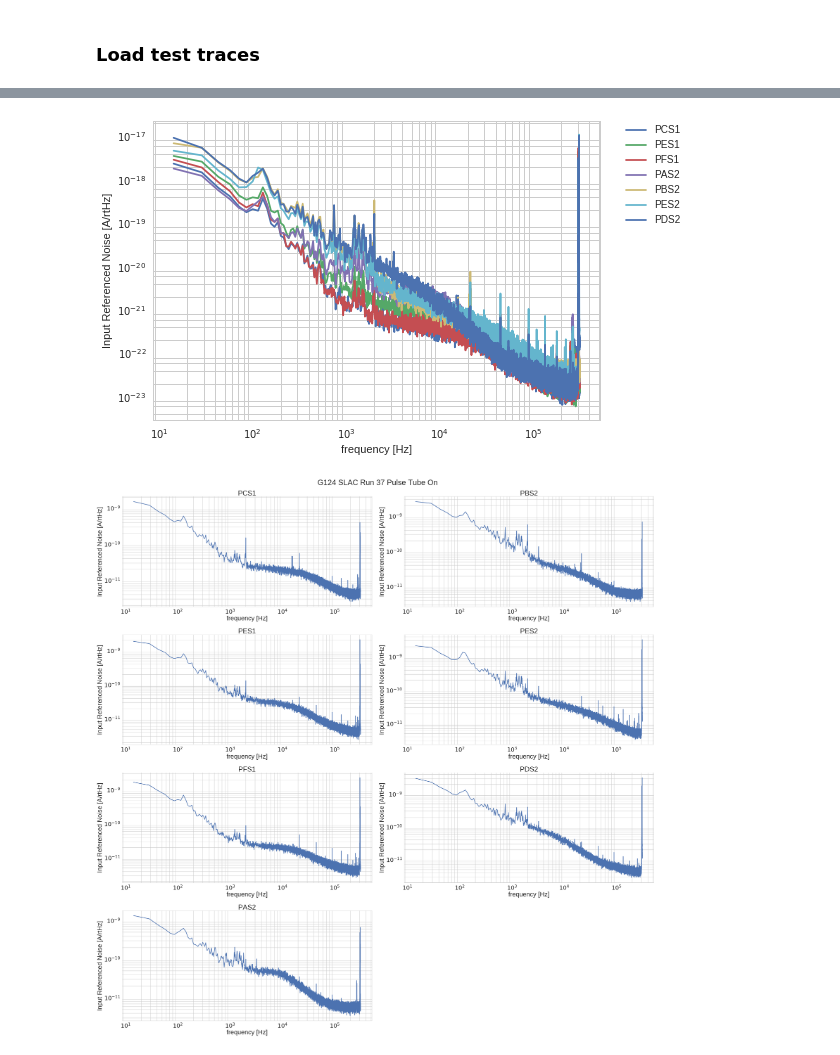
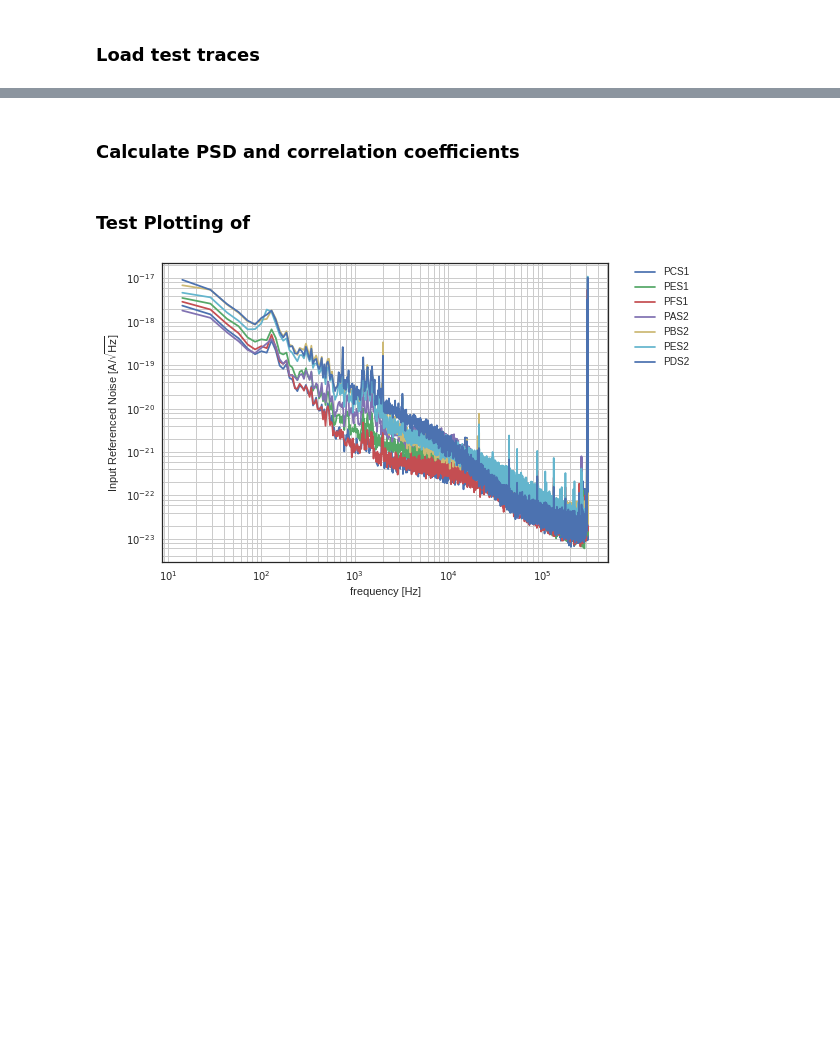
Before and after one commit to cwfink/Fink_ay250_homework, a Jupyter notebook: final_project/noise_class_notebook.ipynb, the cells around one changed output, grey strips where cells are left out. Drawn from its saved outputs; the diff is of its cells as text; code cells hidden in the pictures; blank space fills up the shorter version.

```diff
--- a/final_project/noise_class_notebook.ipynb
+++ b/final_project/noise_class_notebook.ipynb
@@ -1,7 +1,2 @@
-# %%
-import matplotlib.pyplot as plt
-%matplotlib inline
-import seaborn as sns
-sns.set_style('whitegrid')
 # %%
 import numpy as np
@@ -225,0 +230,2 @@ g124_noise.caclulate_PSD()
+# %% [markdown]
+### Calculate PSD and correlation coefficients
@@ -226,7 +237,8 @@ g124_noise.caclulate_PSD()
+# %% [markdown]
+### Test Plotting of
 # %%
-g124_noise.plot_PSD(lgc_overlay=True, lgc_subplot=True)
+g124_noise.plot_PSD(lgc_overlay=True)
 # %% [output]
-[figure, old version]
+[figure, new version]
-[figure, removed]
 # %%
 #%timeit g124_noise.calculate_corrCoeff()
```
Also changed, not shown: parts of 17 cells of this notebook.
